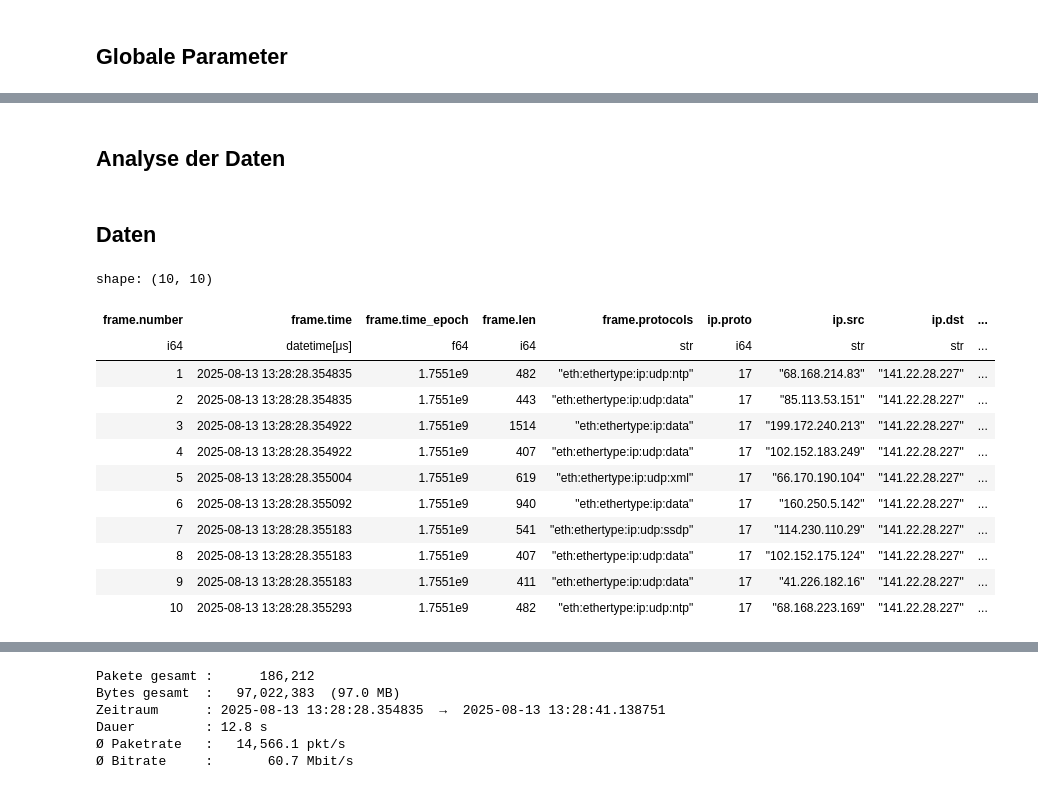
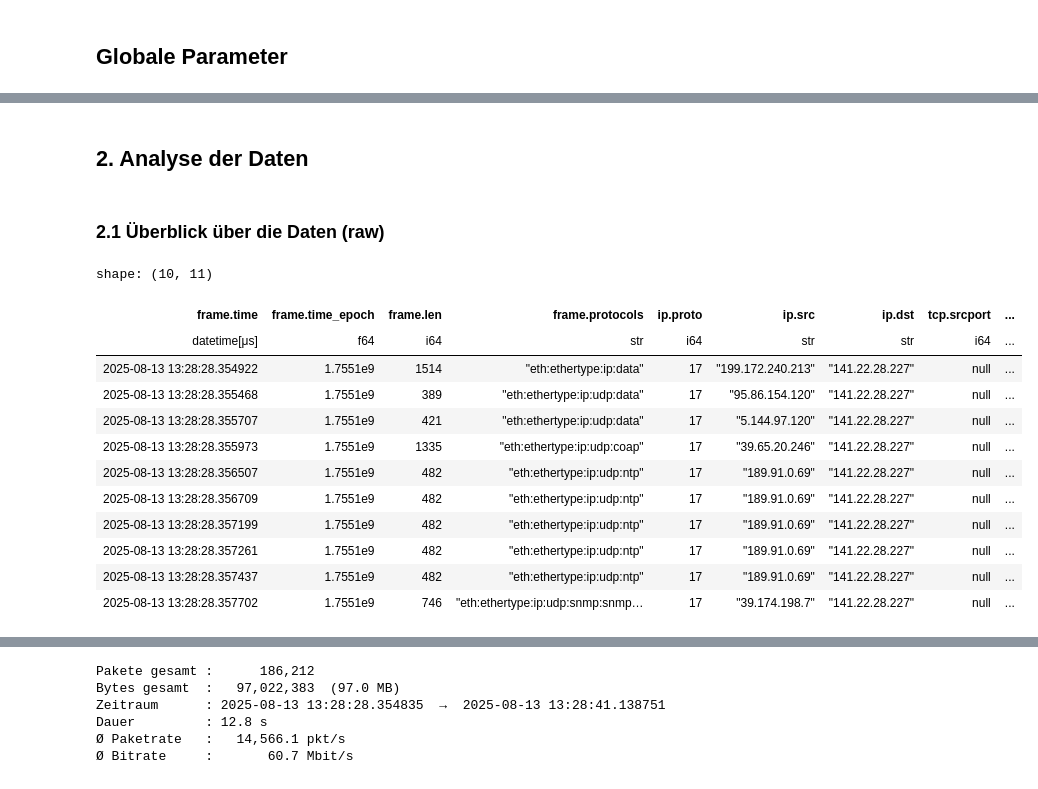
Before and after one commit to lukasseb/ddos_analysis, a Jupyter notebook: ddos_analyse.ipynb, the cells around one changed output, grey strips where cells are left out. Saved outputs shown, nothing was run; the diff lists cells and outputs as text; code cells hidden in the pictures.

```diff
--- a/ddos_analyse.ipynb
+++ b/ddos_analyse.ipynb
@@ -104,24 +71,24 @@ input_file = Path("data/raw/2025-08-13_15-38CEST_ddos-event_full-packets_100MiB.
 output_file = Path("data/interim/2025-08-13_15-38CEST_ddos-event_full-packets_100MiB.parquet")
 df = pcap_to_parquet(input_file, output_file)
 # %% [markdown]
-## Analyse der Daten
+## 2. Analyse der Daten
-# %% [markdown]
-## Daten
+# %% [markdown]
+### 2.1 Überblick über die Daten (raw)
 # %%
 lf = pl.scan_parquet(output_file)
-df_head = lf.head(10).collect()
-df_head
+df_sample = lf.limit(100).collect().sample(10)
+df_sample
 # %% [output]
-shape: (10, 10)
+shape: (10, 11)
-| frame.number | frame.time | frame.time_epoch | frame.len | frame.protocols | ip.proto | ip.src | ip.dst | ... |
-| i64 | datetime[μs] | f64 | i64 | str | i64 | str | str | ... |
-| 1 | 2025-08-13 13:28:28.354835 | 1.7551e9 | 482 | "eth:ethertype:ip:udp:ntp" | 17 | "68.168.214.83" | "141.22.28.227" | ... |
-| 2 | 2025-08-13 13:28:28.354835 | 1.7551e9 | 443 | "eth:ethertype:ip:udp:data" | 17 | "85.113.53.151" | "141.22.28.227" | ... |
-| 3 | 2025-08-13 13:28:28.354922 | 1.7551e9 | 1514 | "eth:ethertype:ip:data" | 17 | "199.172.240.213" | "141.22.28.227" | ... |
-| 4 | 2025-08-13 13:28:28.354922 | 1.7551e9 | 407 | "eth:ethertype:ip:udp:data" | 17 | "102.152.183.249" | "141.22.28.227" | ... |
-| 5 | 2025-08-13 13:28:28.355004 | 1.7551e9 | 619 | "eth:ethertype:ip:udp:xml" | 17 | "66.170.190.104" | "141.22.28.227" | ... |
-| 6 | 2025-08-13 13:28:28.355092 | 1.7551e9 | 940 | "eth:ethertype:ip:data" | 17 | "160.250.5.142" | "141.22.28.227" | ... |
-| 7 | 2025-08-13 13:28:28.355183 | 1.7551e9 | 541 | "eth:ethertype:ip:udp:ssdp" | 17 | "114.230.110.29" | "141.22.28.227" | ... |
-| 8 | 2025-08-13 13:28:28.355183 | 1.7551e9 | 407 | "eth:ethertype:ip:udp:data" | 17 | "102.152.175.124" | "141.22.28.227" | ... |
-| 9 | 2025-08-13 13:28:28.355183 | 1.7551e9 | 411 | "eth:ethertype:ip:udp:data" | 17 | "41.226.182.16" | "141.22.28.227" | ... |
-| 10 | 2025-08-13 13:28:28.355293 | 1.7551e9 | 482 | "eth:ethertype:ip:udp:ntp" | 17 | "68.168.223.169" | "141.22.28.227" | ... |
+| frame.time | frame.time_epoch | frame.len | frame.protocols | ip.proto | ip.src | ip.dst | tcp.srcport | ... |
+| datetime[μs] | f64 | i64 | str | i64 | str | str | i64 | ... |
+| 2025-08-13 13:28:28.354922 | 1.7551e9 | 1514 | "eth:ethertype:ip:data" | 17 | "199.172.240.213" | "141.22.28.227" | null | ... |
+| 2025-08-13 13:28:28.355468 | 1.7551e9 | 389 | "eth:ethertype:ip:udp:data" | 17 | "95.86.154.120" | "141.22.28.227" | null | ... |
+| 2025-08-13 13:28:28.355707 | 1.7551e9 | 421 | "eth:ethertype:ip:udp:data" | 17 | "5.144.97.120" | "141.22.28.227" | null | ... |
+| 2025-08-13 13:28:28.355973 | 1.7551e9 | 1335 | "eth:ethertype:ip:udp:coap" | 17 | "39.65.20.246" | "141.22.28.227" | null | ... |
+| 2025-08-13 13:28:28.356507 | 1.7551e9 | 482 | "eth:ethertype:ip:udp:ntp" | 17 | "189.91.0.69" | "141.22.28.227" | null | ... |
+| 2025-08-13 13:28:28.356709 | 1.7551e9 | 482 | "eth:ethertype:ip:udp:ntp" | 17 | "189.91.0.69" | "141.22.28.227" | null | ... |
+| 2025-08-13 13:28:28.357199 | 1.7551e9 | 482 | "eth:ethertype:ip:udp:ntp" | 17 | "189.91.0.69" | "141.22.28.227" | null | ... |
+| 2025-08-13 13:28:28.357261 | 1.7551e9 | 482 | "eth:ethertype:ip:udp:ntp" | 17 | "189.91.0.69" | "141.22.28.227" | null | ... |
+| 2025-08-13 13:28:28.357437 | 1.7551e9 | 482 | "eth:ethertype:ip:udp:ntp" | 17 | "189.91.0.69" | "141.22.28.227" | null | ... |
+| 2025-08-13 13:28:28.357702 | 1.7551e9 | 746 | "eth:ethertype:ip:udp:snmp:snmp… | 17 | "39.174.198.7" | "141.22.28.227" | null | ... |
```
Also changed, not shown: parts of 22 cells of this notebook, 1 other file.
